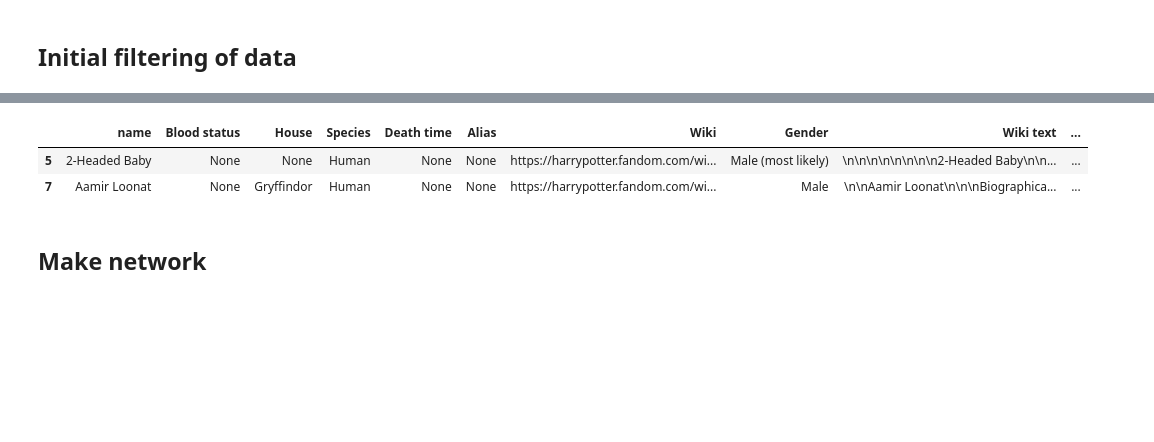
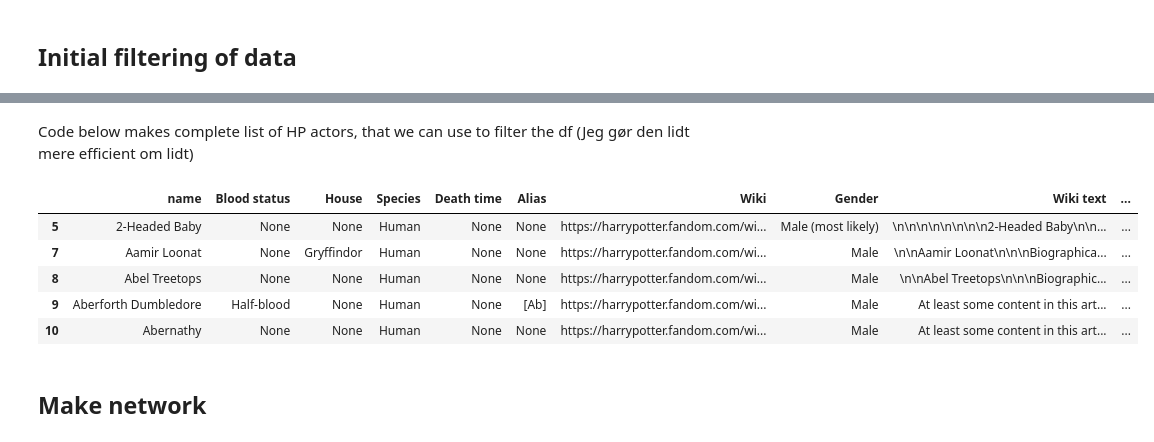
Before and after one commit to fridamariejoergensen/CSS_project, a Jupyter notebook: Explainer_Notebook.ipynb, the cells around one changed output, grey strips where cells are left out. Drawn from its saved outputs; the diff is of its cells as text; code cells hidden in the pictures; blank space fills up the shorter version.

```diff
--- a/Explainer_Notebook.ipynb
+++ b/Explainer_Notebook.ipynb
@@ -135,0 +138,2 @@ filtered_data["Sum character links"] = filtered_data["Sum character links"].appl
+# %% [markdown]
+Code below makes complete list of HP actors, that we can use to filter the df (Jeg gør den lidt mere efficient om lidt)
@@ -136,9 +326,12 @@ filtered_data["Sum character links"] = filtered_data["Sum character links"].appl
 # %%
-filtered_data.head(2)
+filtered_data.head(5)
 # %% [output]
 |  | name | Blood status | House | Species | Death time | Alias | Wiki | Gender | Wiki text | ... |
 | 5 | 2-Headed Baby | None | None | Human | None | None | https://harrypotter.fandom.com/wi... | Male (most likely) | \n\n\n\n\n\n\n\n2-Headed Baby\n\n... | ... |
 | 7 | Aamir Loonat | None | Gryffindor | Human | None | None | https://harrypotter.fandom.com/wi... | Male | \n\nAamir Loonat\n\n\nBiographica... | ... |
+| 8 | Abel Treetops | None | None | Human | None | None | https://harrypotter.fandom.com/wi... | Male | \n\nAbel Treetops\n\n\nBiographic... | ... |
+| 9 | Aberforth Dumbledore | Half-blood | None | Human | None | [Ab] | https://harrypotter.fandom.com/wi... | Male | At least some content in this art... | ... |
+| 10 | Abernathy | None | None | Human | None | None | https://harrypotter.fandom.com/wi... | Male | At least some content in this art... | ... |
 # %% [markdown]
 ## Make network
 # %%
```
Also changed, not shown: parts of 10 cells of this notebook.
